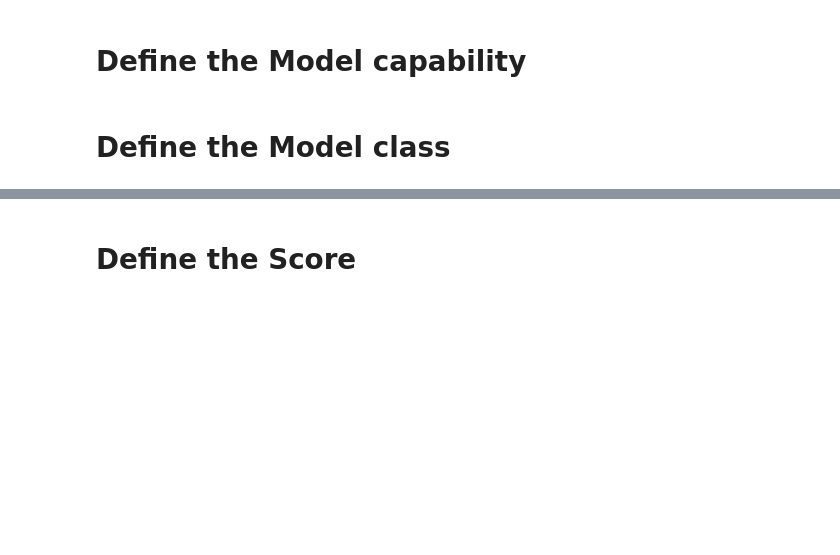
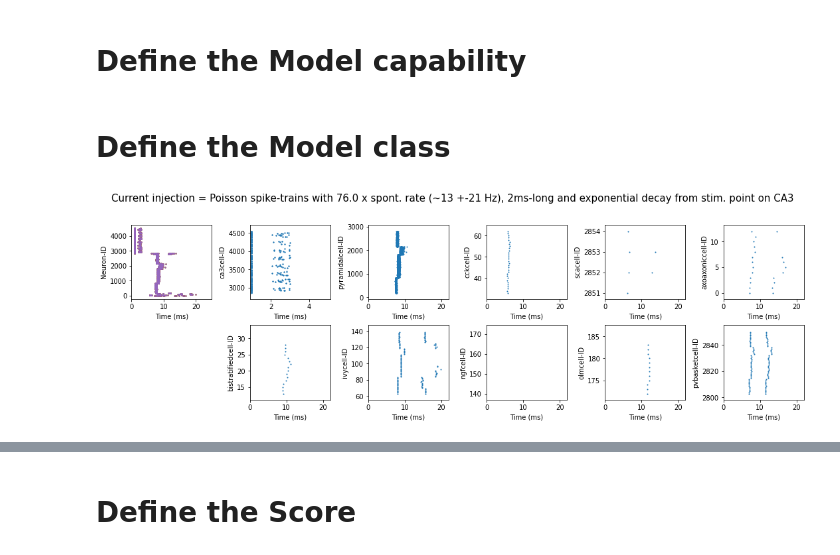
Before and after one commit to pedroernesto/BezaireSoltesz_CA1model, a Jupyter notebook: jobscripts/BezaireSoltesz_CA1model_SciUnit_classes.ipynb, the cells around one changed output, grey strips where cells are left out. Cells and saved outputs as stored; diff of their text form; code cells hidden in the pictures; blank space fills up the shorter version.

Commit message:
Adding a cell template to test 4 spikes stimulation

```diff
--- a/jobscripts/BezaireSoltesz_CA1model_SciUnit_classes.ipynb
+++ b/jobscripts/BezaireSoltesz_CA1model_SciUnit_classes.ipynb
@@ -57,9 +57,6 @@ class BezaireSoltesz_CA1model(sciunit.Model,cap_generates_spikeraster):
         if not os.path.exists(self.result_figs):
             os.makedirs(self.result_figs)
 
-    def result_stimType_path(self, StimType=None):
-        self.resultStimType_path =  os.path.join(self.results_dir, StimType)
-
     def read_model_result(self, file_name):
         file_path = os.path.join(self.result_path, file_name)
         with open(file_path, 'r') as fp:
@@ -79,22 +76,30 @@ num_cellTypes = len(cell_types)
 Duration=20  # Biological time to be simulated, in ms
 Scale=110
 # StimType="SpikesTrainSingleSpike"
-StimType="SpikesTrainVaryingFreqPosition"
+# StimType="SpikesTrainVaryingFreqPosition"
+StimType="Spikes4TrainVaryingFreqPosition"
 # StimType="SpikesTrainVaryingFreq"
-j=10; i=0;
+j=53; i=0;
 run_dir = os.path.join(StimType, f'Scale_{Scale}_{StimType}_00{j}_{i}_SimDuration_{Duration}')
 model = BezaireSoltesz_CA1model(run_dir = run_dir)
 cellType = "pyramidalcell"
 neuron_slice_data = model.read_model_result(f'neuron_{cellType}_slice_ids.dat')
 SlicesNum = 1 + int(max(neuron_slice_data[:,1]))
 # %%
-%matplotlib agg
+# %matplotlib agg
 plt.close('all')
 
 ncols = 5
-for j in range(1,116):
+for j in range(76,77):
     for i in range(0,1):
-        run_dir =  os.path.join(StimType, f'Scale_{Scale}_{StimType}_0{j}_{i}_SimDuration_{Duration}')
+        if j < 10:
+            dir_name = f'Scale_{Scale}_{StimType}_000{j}_{i}_SimDuration_{Duration}'
+        elif (j >=10 and j < 100):
+            dir_name = f'Scale_{Scale}_{StimType}_00{j}_{i}_SimDuration_{Duration}'
+        else:
+            dir_name = f'Scale_{Scale}_{StimType}_0{j}_{i}_SimDuration_{Duration}'
+
+        run_dir =  os.path.join(StimType, dir_name)
         model = BezaireSoltesz_CA1model(run_dir = run_dir)
 
         spikeraster_data = model.read_model_result('spikeraster.dat')
@@ -107,33 +112,35 @@ for j in range(1,116):
             else:
                 ax[row_fig, 0].plot(spikeraster_data[:,0], spikeraster_data[:,1], 'o', markersize=1)
                 ax[row_fig, 0].set(ylabel='Neuron-ID', xlabel ='Time (ms)', xlim = [0,Duration+5])
 
             neuron_slice_data = model.read_model_result(f'neuron_{cellType}_slice_ids.dat')
             min_ID = min(neuron_slice_data[:,0]); max_ID = max(neuron_slice_data[:,0])
             min_ID = min_ID - (max_ID - min_ID)/10; max_ID = max_ID + (max_ID - min_ID)/10;
 
             # Filtering out the cellType neurons from the spikeraster data
             neuron_spikes_inds = np.in1d(spikeraster_data[:,1], neuron_slice_data[:,0])
             ax[row_fig, 1+type_i%ncols].plot(spikeraster_data[neuron_spikes_inds,0], spikeraster_data[neuron_spikes_inds,1], 'o', markersize=1)
-            ax[row_fig, 1+type_i%ncols].set(ylabel=f'{cellType}-ID', xlabel ='Time (ms)', ylim = [min_ID, max_ID], xlim = [0.9,3.1])
+            ax[row_fig, 1+type_i%ncols].set(ylabel=f'{cellType}-ID', xlabel ='Time (ms)', ylim = [min_ID, max_ID], xlim = [0.9,5.1])
             if cellType is not "ca3cell":
                 ax[row_fig, 1+type_i%ncols].set(xlim = [0,1.10*Duration])
 
         # fig.suptitle(f'Current injection = A synchronous single-spike on {j}.{i} % randomly picked CA3-SCs', fontsize=15)
         # fig.suptitle(f'Current injection = Poisson spike-trains with {j}.{i} x spont. rate (~13 +-21 Hz) and 2ms-long, on 5 % randomly picked CA3-SCs', fontsize=15)
         fig.suptitle(f'Current injection = Poisson spike-trains with {j}.{i} x spont. rate (~13 +-21 Hz), 2ms-long and exponential decay from stim. point on CA3', fontsize=15)
         fig.tight_layout()
         fig.subplots_adjust(top=0.85)
 
         if j < 10:
             fig_name = f'Scale_{Scale}_{StimType}_000{j}_{i}_SimDuration_{Duration}_all_rasters.png'
         elif (j >=10 and j < 100):
             fig_name = f'Scale_{Scale}_{StimType}_00{j}_{i}_SimDuration_{Duration}_all_rasters.png'
         else:
             fig_name = f'Scale_{Scale}_{StimType}_0{j}_{i}_SimDuration_{Duration}_all_rasters.png'
 
         fig_path = os.path.join(model.result_figs, StimType, f'Scale_{Scale}_SimDuration_{Duration}_all_rasters', fig_name)
-        fig.savefig(fig_path)
+        # fig.savefig(fig_path)
 
         del run_dir, model, spikeraster_data, neuron_slice_data, neuron_spikes_inds
+# %% [output]
+[figure, added]
 # %%
```
Also changed, not shown: parts of 4 cells of this notebook, 2 other files.
